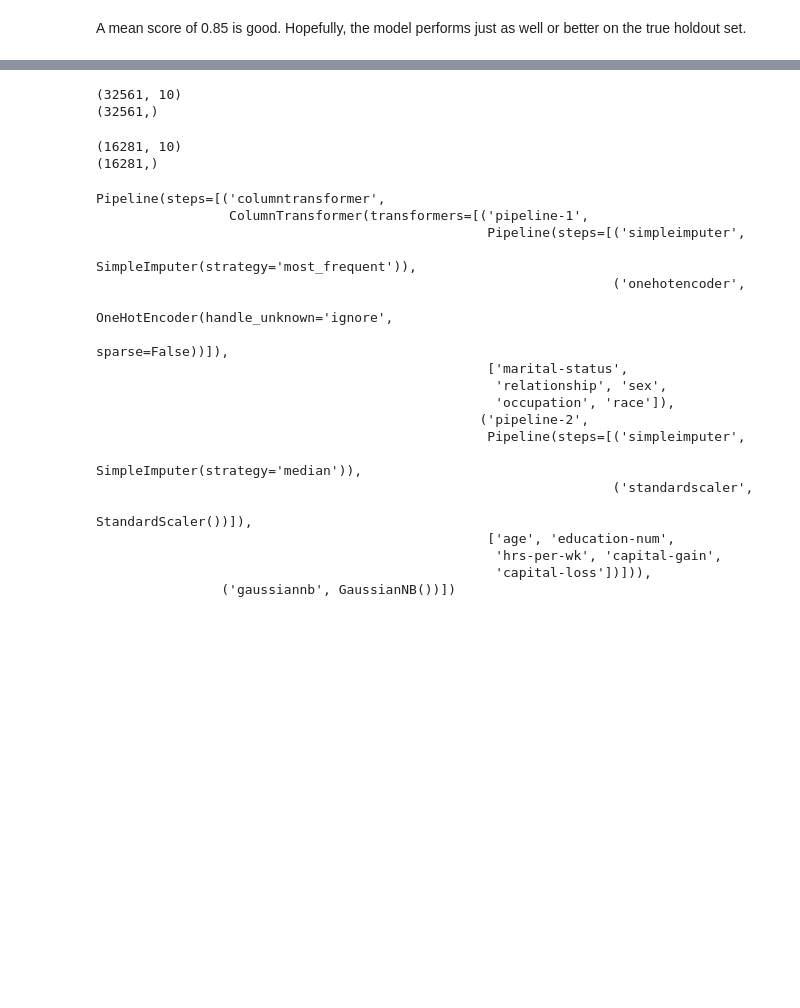
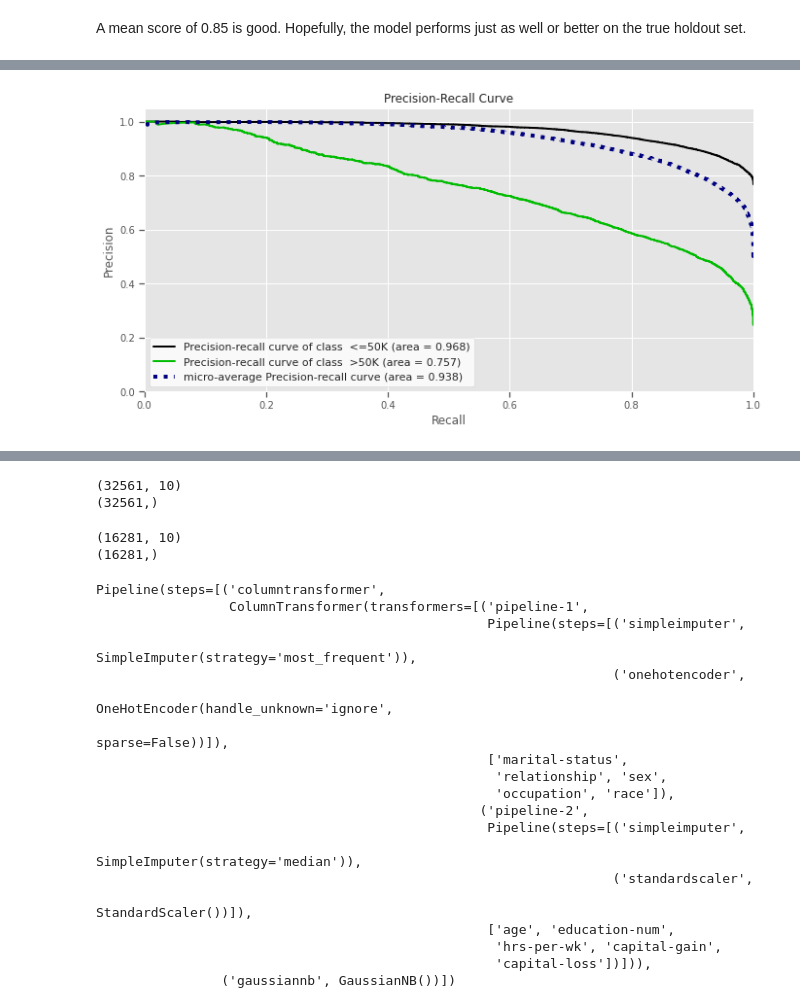
Before and after one commit to crosstrack10/data-science-projects, a Jupyter notebook: census_income_classification.ipynb, the cells around one changed output, grey strips where cells are left out. Drawn from its saved outputs; the diff is of its cells as text; code cells hidden in the pictures; blank space fills up the shorter version.

```diff
--- a/census_income_classification.ipynb
+++ b/census_income_classification.ipynb
@@ -438,0 +455,8 @@ pred_results.head(10)
+# %%
+# plotting precision and recall curves
+plt.style.use("ggplot")
+skplt.metrics.plot_precision_recall(y_test, pred_probs, figsize = (10,5))
+plt.legend(facecolor = "white")
+plt.show()
+# %% [output]
+[figure, added]
```
Also changed, not shown: parts of 51 cells of this notebook.
